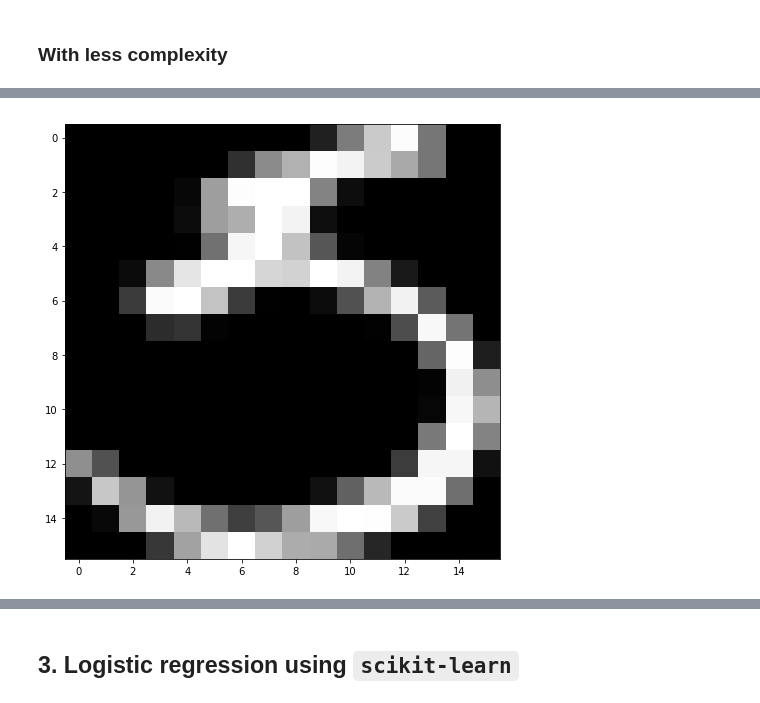
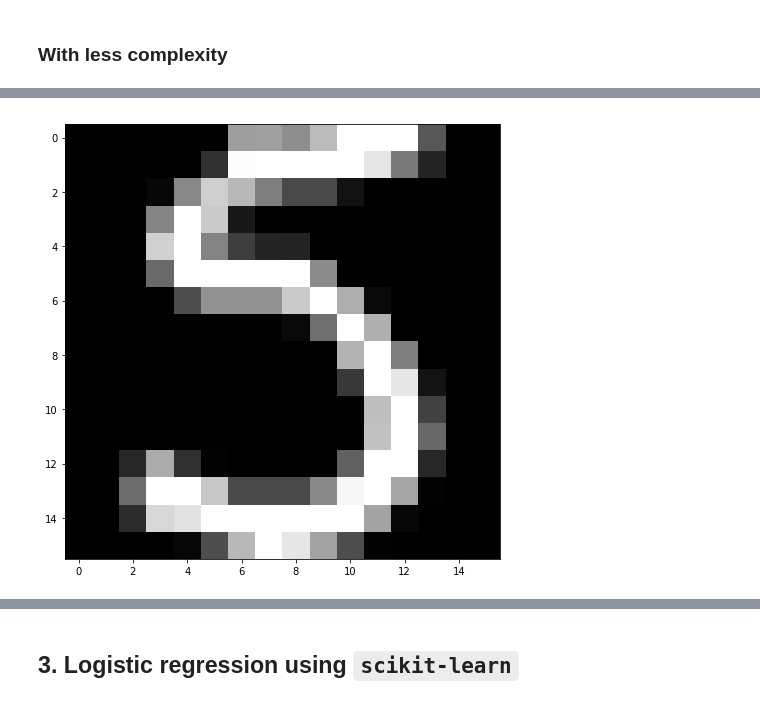
Before and after one commit to kronerte/ML_Logistic_Regression, a Jupyter notebook: TP3_archive/TP3_logistic_regression.ipynb, the cells around one changed output, grey strips where cells are left out. Cells and saved outputs as stored; diff of their text form; code cells hidden in the pictures.

```diff
--- a/TP3_archive/TP3_logistic_regression.ipynb
+++ b/TP3_archive/TP3_logistic_regression.ipynb
@@ -224,7 +226,7 @@ class Logistic_Regression():
     def error_rate(self, x ,t):
         """ Compute the error rate"""
         y = self.predict(x)
-        afficher_precision(y,t)
+        erreur(y,t,printer=True)
 
 
     def plot_result(self, x,t,title="Predictions"):
@@ -235,7 +237,7 @@ class Logistic_Regression():
         y = self.predict(x)
         plot_prediction_zones_LR(self.w,add_f=self.add_f)
         afficher_inference(x,y,true_labels=t, title = title,)
-        afficher_precision(y,t)
+        erreur(y,t,printer=True)
 # %% [markdown]
 ### Reading & preparing synthetic data
 
@@ -581,9 +581,9 @@ plt.show()
 # %%
 goodclassified = x_test_brut[LR.predict(x_test) == class_test.reshape(-1)]
-n=5;
-I = reshape(goodclassified[60,:],(16,16))
+n=40;
+I = reshape(goodclassified[n,:],(16,16))
 
 plt.imshow(I,cmap='gray')
 plt.show()
 # %% [output]
-[figure, old version]
+[figure, new version]
```
Also changed, not shown: parts of 9 cells of this notebook.
